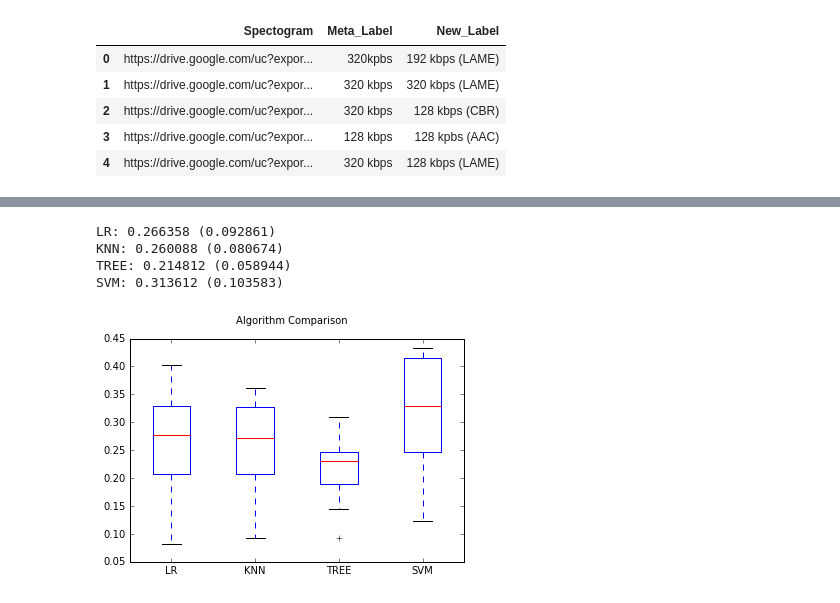
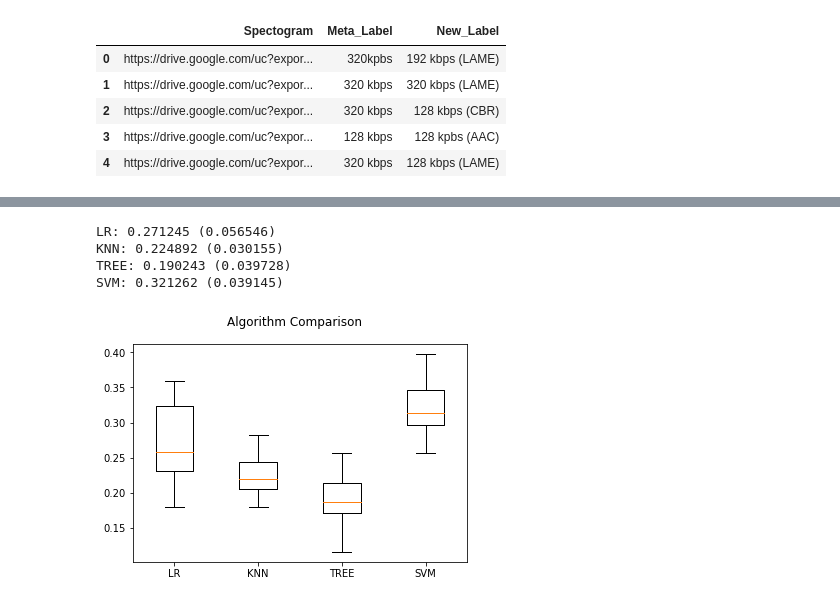
Before and after one commit to TSlesinger/INFO-4700-Capstone, a Jupyter notebook: Dataset Building.ipynb, the cells around one changed output, grey strips where cells are left out. Saved outputs shown, nothing was run; the diff lists cells and outputs as text; code cells hidden in the pictures.

```diff
--- a/Dataset Building.ipynb
+++ b/Dataset Building.ipynb
@@ -188,3 +106,0 @@ thoughts on why it's low:
-# %%
-df = pd.read_csv('Python_ML\SCORE.csv', header = None)
-del df
@@ -202,16 +112,14 @@ df.head()
 from sklearn.preprocessing import StandardScaler
 from sklearn.model_selection import train_test_split
 scalar = StandardScaler()
-# %%
-#Finding and converting raw data
-rawY = df.iloc[0:799, 0].values
-rawX = df.iloc[0:799, 1:].values
-scalar.fit(rawX)
-rawX = scalar.transform(rawX)
-
-#Finding and converting test data
-rawY_test = df.iloc[800:, 0].values
-rawX_test = df.iloc[800:, 1:].values
-
-scalar.fit(rawX_test)
-rawX_test = scalar.transform(rawX_test)
+# %%
+#Using train test split to randomly assign data to training or testing
+X_train, X_test, y_train, y_test = train_test_split(df.iloc[:,1:],
+                                    df.iloc[:,0], test_size = 0.2)
+
+#Standardizing X values with Z-score-standardization
+scalar.fit(X_train)
+X_train = scalar.transform(X_train)
+
+scalar.fit(X_test)
+X_test = scalar.transform(X_test)
@@ -221,10 +131,8 @@ from sklearn.metrics import accuracy_score
 
 classifier = DummyClassifier(strategy='most_frequent')
 
-classifier.fit(rawX, rawY)
+classifier.fit(X_train, y_train)
 
-#fit(rawX, rawY)
-
-print("Training accuracy: %0.6f" % accuracy_score(rawY, classifier.predict(rawX)))
-print("Testing accuracy: %0.6f" % accuracy_score(rawY_test, classifier.predict(rawX_test)))
+print("Training accuracy: %0.6f" % accuracy_score(y_train, classifier.predict(X_train)))
+print("Testing accuracy: %0.6f" % accuracy_score(y_train, classifier.predict(X_train)))
 # %% [output]
@@ -258,34 +152,35 @@ from sklearn.svm import SVC
 # %%
 # prepare configuration for cross validation test harness
 seed = 123
 # prepare models
 models = []
 models.append(('LR', LogisticRegression()))
 models.append(('KNN', KNeighborsClassifier()))
 models.append(('TREE', DecisionTreeClassifier()))
 models.append(('SVM', SVC()))
+#models.append(('Naive Bayes', GaussianNB))
 
 # evaluate each model in turn
 results = []
 names = []
 scoring = 'accuracy'
 for name, model in models:
     kfold = model_selection.KFold(n_splits=10, random_state=seed)
-    cv_results = model_selection.cross_val_score(model, X, Y, cv=kfold, scoring=scoring)
+    cv_results = model_selection.cross_val_score(model, X_train, y_train, cv=kfold, scoring=scoring)
     results.append(cv_results)
     names.append(name)
     msg = "%s: %f (%f)" % (name, cv_results.mean(), cv_results.std())
     print(msg)
 # boxplot algorithm comparison
 fig = plt.figure()
 fig.suptitle('Algorithm Comparison')
 ax = fig.add_subplot(111)
 plt.boxplot(results)
 ax.set_xticklabels(names)
 plt.show()
 # %% [output]
-LR: 0.266358 (0.092861)
-KNN: 0.260088 (0.080674)
-TREE: 0.214812 (0.058944)
-SVM: 0.313612 (0.103583)
+LR: 0.271245 (0.056546)
+KNN: 0.224892 (0.030155)
+TREE: 0.190243 (0.039728)
+SVM: 0.321262 (0.039145)
-[figure, old version]
+[figure, new version]
```
Also changed, not shown: parts of 48 cells of this notebook.
